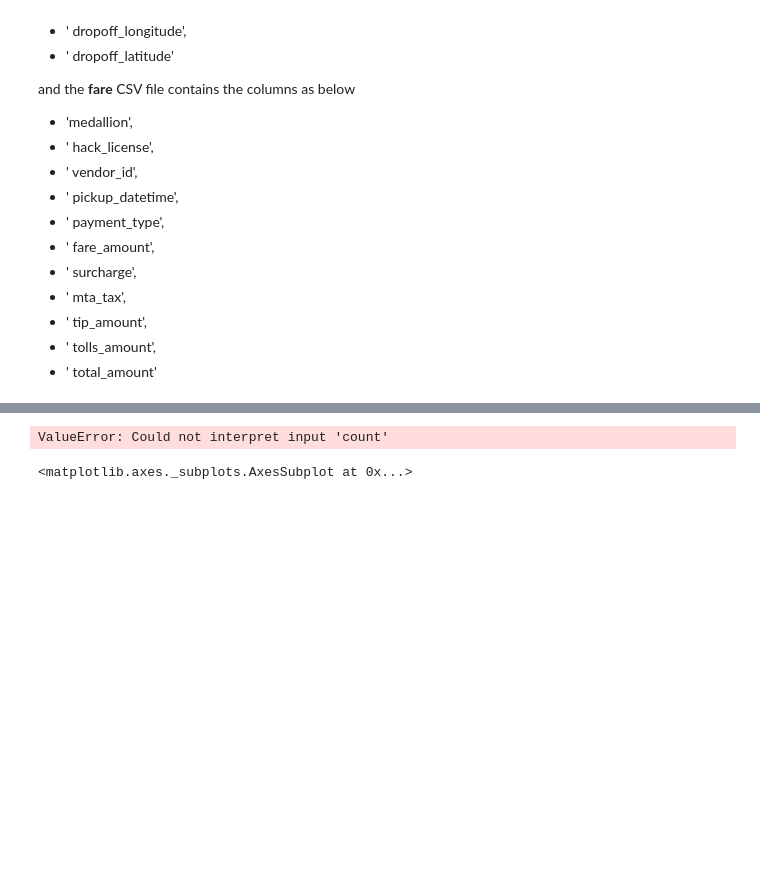
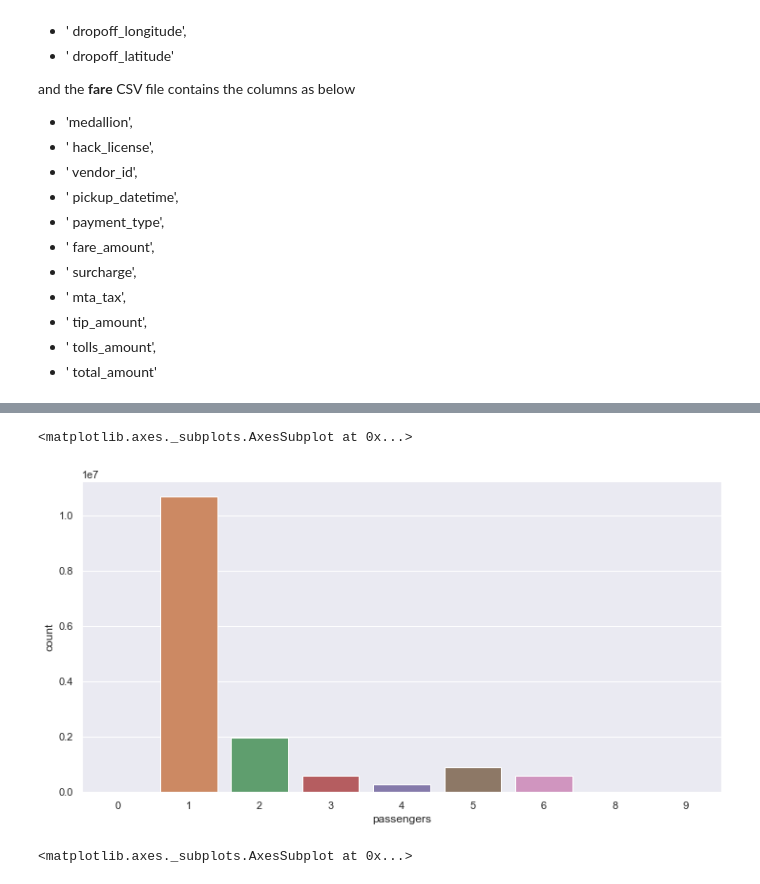
Before and after one commit to eeghor/cbataxi, a Jupyter notebook: cbataxi.ipynb, the cells around one changed output, grey strips where cells are left out. Saved outputs shown, nothing was run; the diff lists cells and outputs as text; code cells hidden in the pictures; blank space fills up the shorter version.

```diff
--- a/cbataxi.ipynb
+++ b/cbataxi.ipynb
@@ -266,8 +291,10 @@ class Taxi:
 if __name__ == '__main__':
 
     t0 = time.time()
-    tx = Taxi(trip_file='trip_data_4.csv', fare_file='trip_fare_4.csv').get_and_process_data()
-#     .get_most_consistent_trip().get_trip_stats(rows_at_once=50000)
+    tx = Taxi(trip_file='trip_data_4.csv', fare_file='trip_fare_4.csv') \
+                        .get_and_process_data() \
+                            .get_busiest_hours() \
+                            .get_passengers_per_trip()
     t1 = time.time()
     m, s = divmod(t1-t0, 60)
     print(f'elapsed time: {m:.0f} m {s:.0f} s')
@@ -307,2 +300,0 @@ tx.fare_stds[tx.fare_stds[' fare_amount'] > 5]
-# %%
-tx.trips_and_fares['pick_loc'] = '(' + (tx.trips_and_fares[' pickup_longitude'].astype(str) + ', ' + tx.trips_and_fares[' pickup_latitude'].astype(str)) + ')'
@@ -313,11 +314,10 @@ tx._round_coords((-22.121233, 33.222323))
 # %%
 sns.set(rc={'figure.figsize':(12,6)})
 
-sns.barplot(data=pd.DataFrame.from_dict(Counter(tx.distros['passengers'].values()), orient='index') \
-            .reset_index()
-            .rename(columns={'index': 'passengers', 0: 'count'}), x='passengers', y='count')
+sns.barplot(data=pd.DataFrame.from_dict(tx.ANSWERS['passengers_per_trip'], orient='index').reset_index().rename(columns={'index':'passengers', 0: 'count'}), x='passengers', y='count')
 # %% [output]
-ValueError: Could not interpret input 'count'
+<matplotlib.axes._subplots.AxesSubplot at 0x...>
+[figure, added]
 # %%
 sns.barplot(data=pd.DataFrame.from_dict(tx.distros['pickup_hrs'], orient='index') \
             .reset_index() \
```
Also changed, not shown: parts of 6 cells of this notebook.
